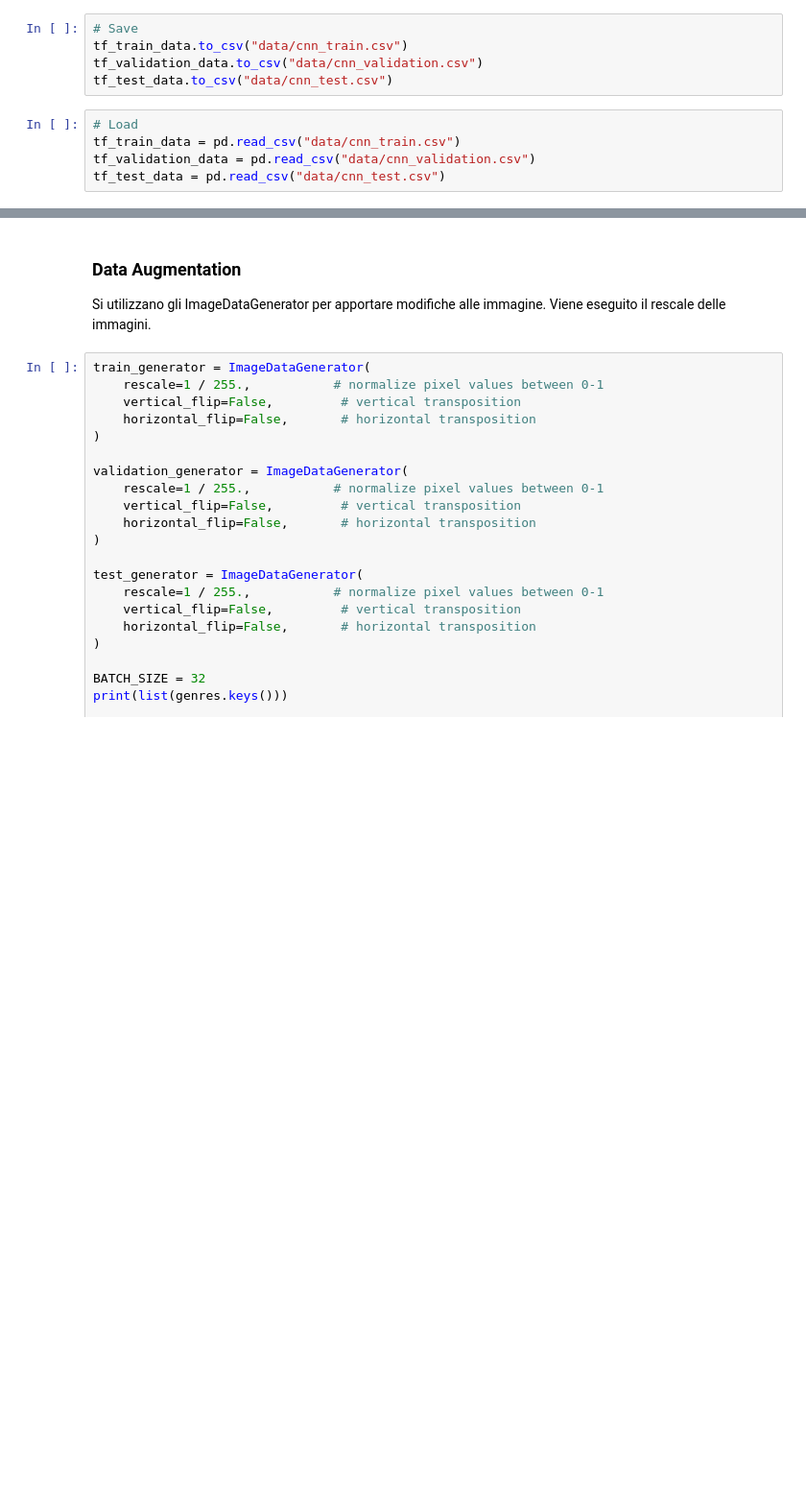
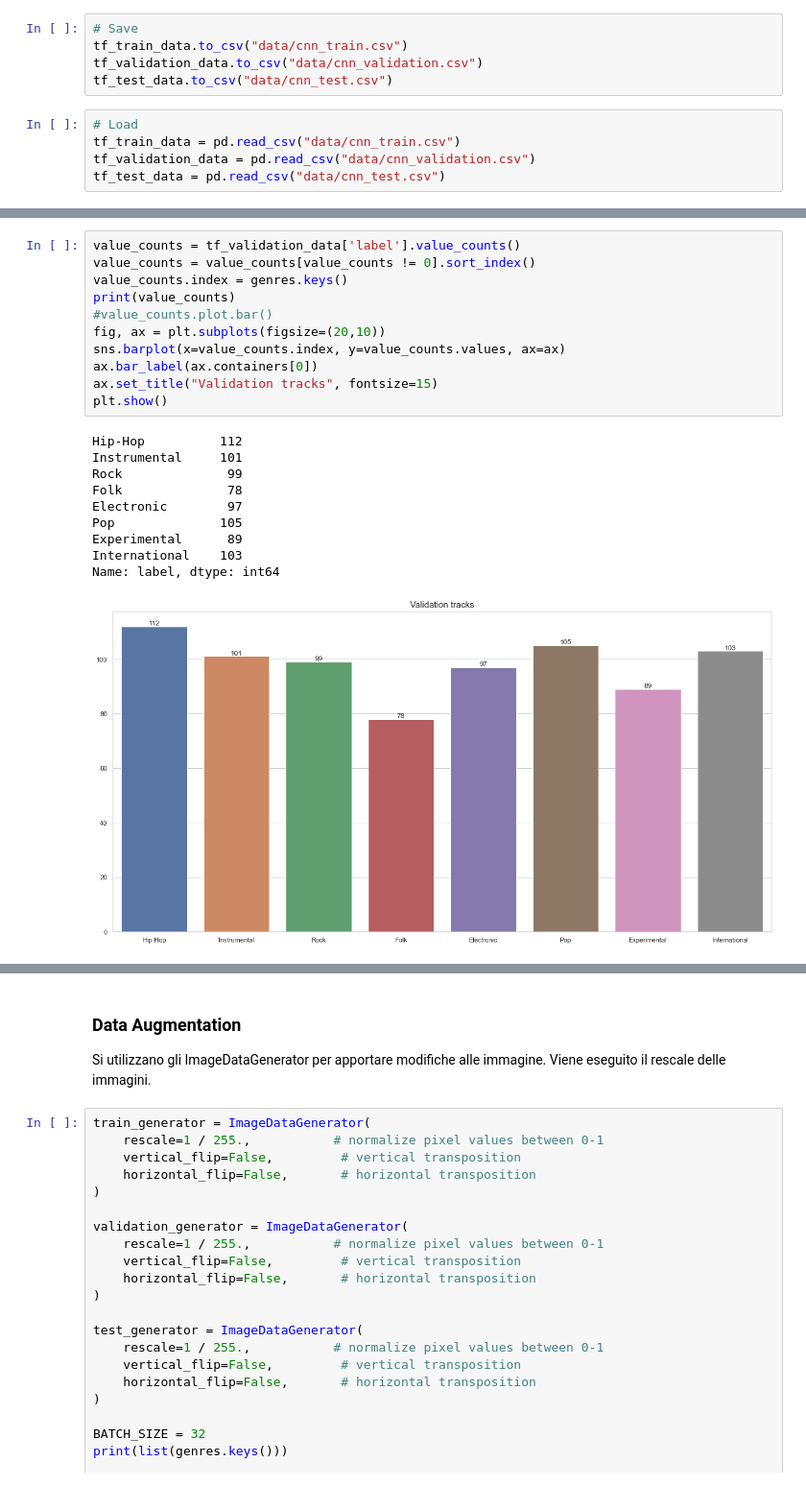
Before and after one commit to ThetaRangers/ML, a Jupyter notebook: mgrr.ipynb, the cells around one changed output, grey strips where cells are left out. Shown at 96% size. Saved outputs shown, nothing was run; the diff lists cells and outputs as text; blank space fills up the shorter version.

```diff
--- a/mgrr.ipynb
+++ b/mgrr.ipynb
@@ -911,0 +938,22 @@ tf_test_data = pd.read_csv("data/cnn_test.csv")
+# %%
+value_counts = tf_validation_data['label'].value_counts()
+value_counts = value_counts[value_counts != 0].sort_index()
+value_counts.index = genres.keys()
+print(value_counts)
+#value_counts.plot.bar()
+fig, ax = plt.subplots(figsize=(20,10))
+sns.barplot(x=value_counts.index, y=value_counts.values, ax=ax)
+ax.bar_label(ax.containers[0])
+ax.set_title("Validation tracks", fontsize=15)
+plt.show()
+# %% [output]
+Hip-Hop          112
+Instrumental     101
+Rock              99
+Folk              78
+Electronic        97
+Pop              105
+Experimental      89
+International    103
+Name: label, dtype: int64
+[figure, added]
```
Also changed, not shown: parts of 4 cells of this notebook.
